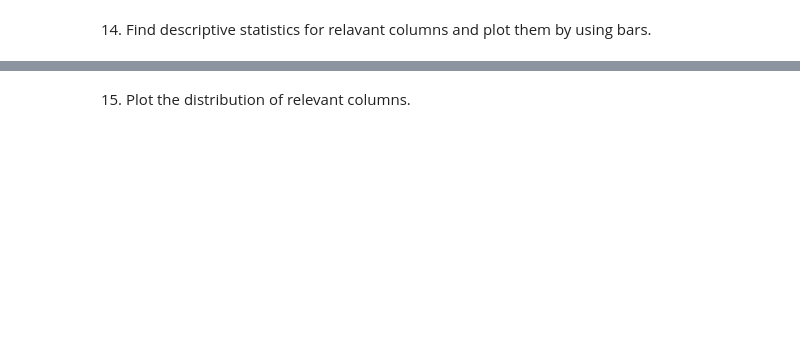
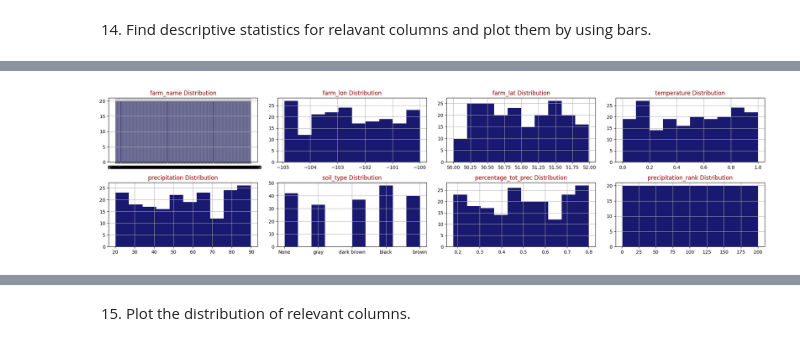
Before and after one commit to cboyda/AgTech, a Jupyter notebook: Assignments/Assinment_3&4.ipynb, the cells around one changed output, grey strips where cells are left out. Cells and saved outputs as stored; diff of their text form; code cells hidden in the pictures; blank space fills up the shorter version.

```diff
--- a/Assignments/Assinment_3&4.ipynb
+++ b/Assignments/Assinment_3&4.ipynb
@@ -734,0 +770,98 @@ draw_histograms(df,df.columns,8,4)
+# %%
+## Your code here down
+import matplotlib.pyplot as plt
+import seaborn as sns
+import pandas as pd
+from typing import List
+
+
+# graph the data to visualize patterns
+def draw_histograms(dataframe: pd.DataFrame, features: List[str], rows: int, cols: int):
+    """
+    Draw histograms for specified features of a DataFrame.
+
+    Args:
+        dataframe (pd.DataFrame): The DataFrame containing the data to visualize.
+        features (List[str]): A list of column names to draw histograms for.
+        rows (int): Number of rows in the subplot grid.
+        cols (int): Number of columns in the subplot grid.
+
+    Returns:
+        None
+    """
+    try:
+        # Check if the number of subplots is greater than the number of features
+        if len(features) > rows * cols:
+            raise ValueError("Number of subplots should be greater than or equal to the number of features.")
+
+        fig = plt.figure(figsize=(20, 20))
+
+        for i, feature in enumerate(features):
+            ax = fig.add_subplot(rows, cols, i + 1)
+            dataframe[feature].hist(bins=10, ax=ax, facecolor='midnightblue')
+            ax.set_title(f'{feature} Distribution', color='DarkRed')
+
+        fig.tight_layout()
+        plt.show()
+    except Exception as e:
+        print(f"An error occurred: {e}")
+
+# Example usage:
+# draw_histograms(df, df.columns, 8, 4)
+
+
+
+def visualize_numeric_columns(dataframe: pd.DataFrame, relevant_columns: List[str]):
+    """
+    Visualize histograms, box plots, and summary statistics for numeric columns in a DataFrame.
+
+    Args:
+        dataframe (pd.DataFrame): The DataFrame containing the data to visualize.
+        relevant_columns (List[str]): A list of column names to visualize.
+
+    Returns:
+        None
+    """
+    # Filter out non-numeric columns
+    numeric_columns = [col for col in relevant_columns if pd.api.types.is_numeric_dtype(dataframe[col])]
+
+    # Create subplots for histograms, box plots, and bar charts
+    num_rows = len(numeric_columns)
+    num_cols = 3  # Each column for histogram, box plot, and summary stats
+
+    fig, axes = plt.subplots(nrows=num_rows, ncols=num_cols, figsize=(15, 5 * num_rows))
+
+    for i, column in enumerate(numeric_columns):
+        # Plot histogram
+        sns.histplot(data=dataframe, x=column, ax=axes[i, 0], kde=True)
+        axes[i, 0].set_title(f'{column} Histogram')
+
+        # Plot box plot
+        sns.boxplot(data=dataframe, y=column, ax=axes[i, 1])
+        axes[i, 1].set_title(f'{column} Box Plot')
+
+        # Plot bar chart for summary statistics
+        stats = dataframe[column].describe()
+        sns.barplot(x=stats.values, y=stats.index, ax=axes[i, 2])
+        axes[i, 2].set_title(f'{column} Summary Stats')
+
+        # Annotate the bars with statistics values
+        for p, value in zip(axes[i, 2].patches, stats.values):
+            axes[i, 2].annotate(f'{value:.2f}', (p.get_x() + p.get_width(), p.get_y() + p.get_height() / 2),
+                           ha='left', va='center', fontsize=10, color='black')
+        axes[i, 2].set_title(f'{column} Summary Stats')
+
+    # Adjust layout
+    plt.tight_layout()
+    plt.show()
+
+# Example usage:
+# visualize_numeric_columns(df, relevant_columns)
+
+## Your code here up
+draw_histograms(df,df.columns,8,4) # this is my preferred goto and includes output of all columns
+
+# further analyze all numeric data
+visualize_numeric_columns(df, ['temperature', 'precipitation', 'percentage_tot_prec', 'precipitation_rank'])
+# %% [output]
+[figure, added]
```
Also changed, not shown: parts of 29 cells of this notebook.
